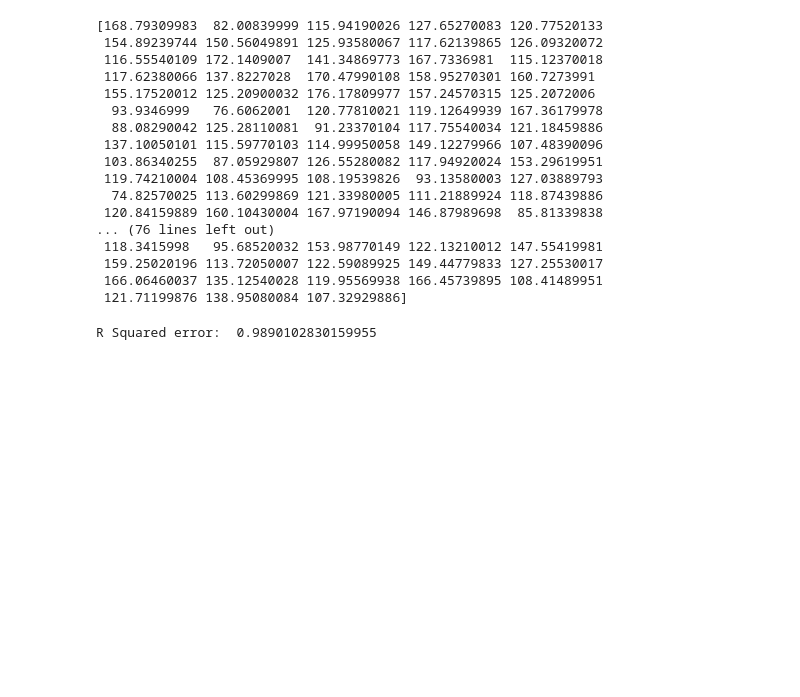
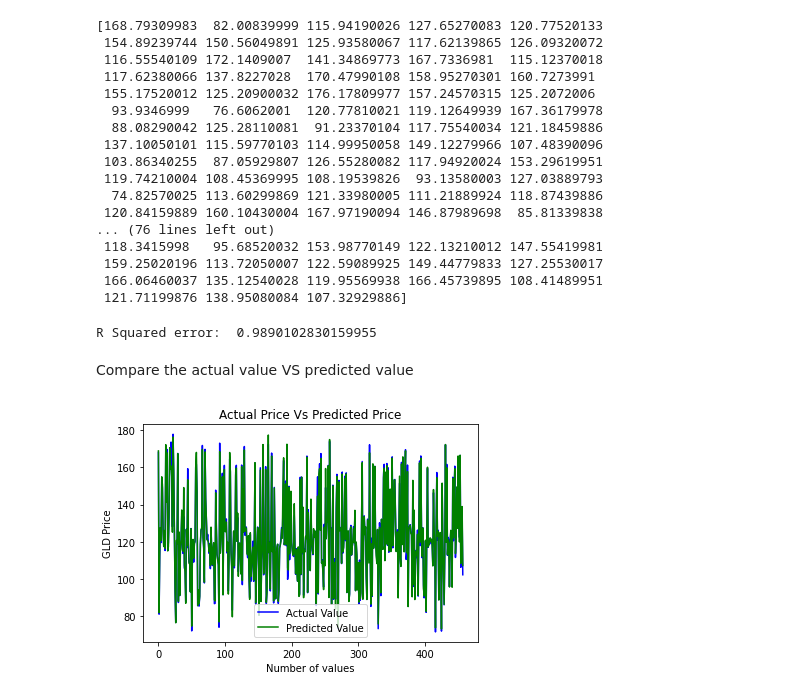
Before and after one commit to Cryptotion/Gold-Price-Prediction, a Jupyter notebook: main.ipynb, the cells around one changed output. Cells and saved outputs as stored; diff of their text form; code cells hidden in the pictures; blank space fills up the shorter version.

```diff
--- a/main.ipynb
+++ b/main.ipynb
@@ -188,3 +188,17 @@ error_score = metrics.r2_score(Y_test, test_data_prediction)
 print("R Squared error: " , error_score)
 # %% [output]
 R Squared error:  0.9890102830159955
+# %% [markdown]
+Compare the actual value VS predicted value
+# %%
+Y_test = list(Y_test)
+# %%
+plt.plot(Y_test, color='blue', label='Actual Value')
+plt.plot(test_data_prediction, color = 'green', label='Predicted Value')
+plt.title('Actual Price Vs Predicted Price')
+plt.xlabel('Number of values')
+plt.ylabel('GLD Price')
+plt.legend()
+plt.show()
+# %% [output]
+[figure, added]
```
